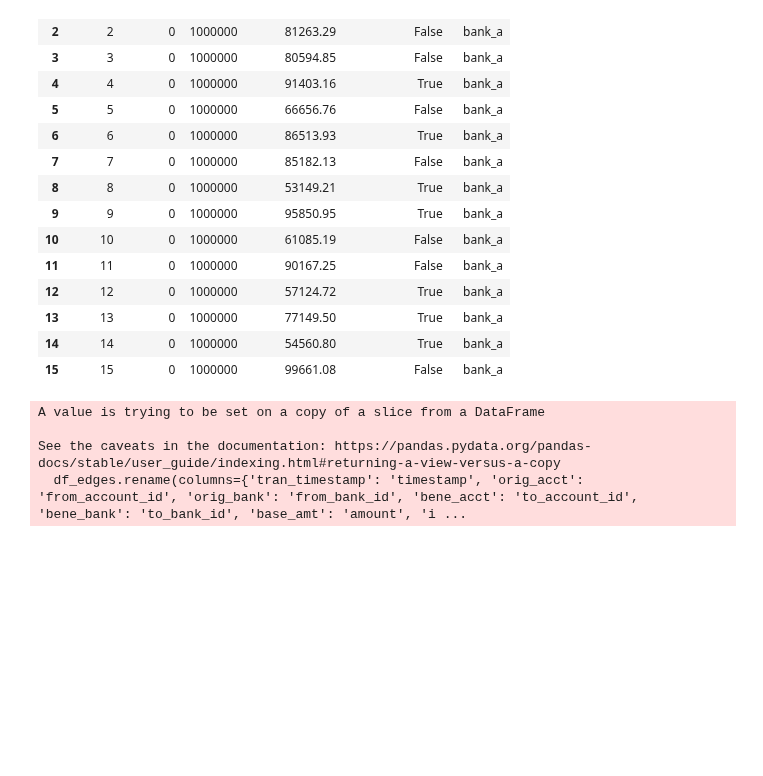
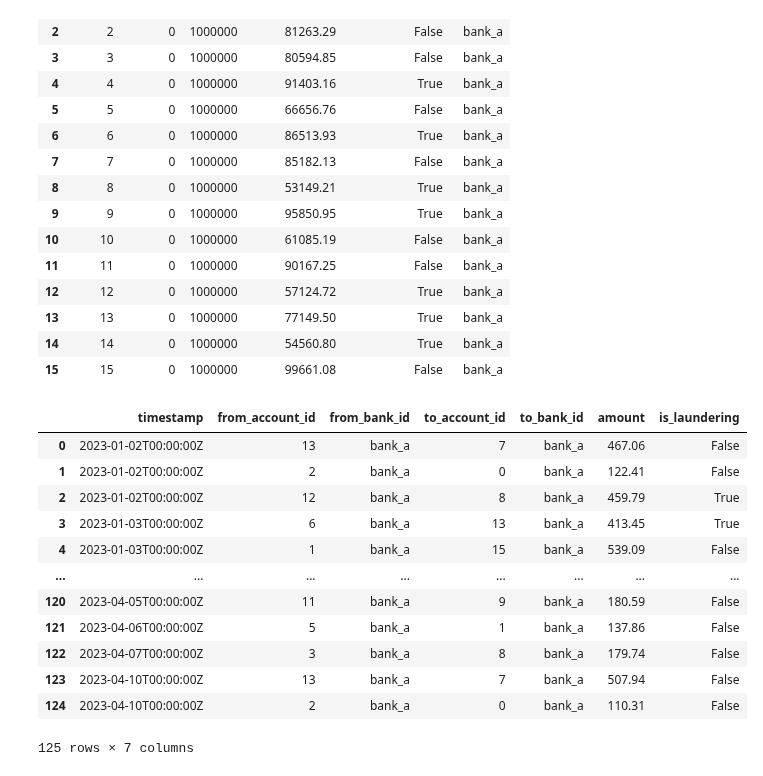
Before and after one commit to aidotse/flib, a Jupyter notebook: transaction-network-explorer/preprocess-v2.ipynb, the cells around one changed output. Saved outputs shown, nothing was run; the diff lists cells and outputs as text; code cells hidden in the pictures; blank space fills up the shorter version.

```diff
--- a/transaction-network-explorer/preprocess-v2.ipynb
+++ b/transaction-network-explorer/preprocess-v2.ipynb
@@ -154,12 +154,22 @@ df_nodes
 | 15 | 15 | 0 | 1000000 | 99661.08 | False | bank_a |
 # %%
 df_edges = df_edges[['tran_timestamp', 'orig_acct', 'orig_bank', 'bene_acct', 'bene_bank', 'base_amt', 'is_sar']]
-df_edges.rename(columns={'tran_timestamp': 'timestamp', 'orig_acct': 'from_account_id', 'orig_bank': 'from_bank_id', 'bene_acct': 'to_account_id', 'bene_bank': 'to_bank_id', 'base_amt': 'amount', 'is_sar': 'is_laundering'}, inplace=True)
+df_edges = df_edges.rename(columns={'tran_timestamp': 'timestamp', 'orig_acct': 'from_account_id', 'orig_bank': 'from_bank_id', 'bene_acct': 'to_account_id', 'bene_bank': 'to_bank_id', 'base_amt': 'amount', 'is_sar': 'is_laundering'})
+df_edges
 # %% [output]
+|  | timestamp | from_account_id | from_bank_id | to_account_id | to_bank_id | amount | is_laundering |
+| 0 | 2023-01-02T00:00:00Z | 13 | bank_a | 7 | bank_a | 467.06 | False |
+| 1 | 2023-01-02T00:00:00Z | 2 | bank_a | 0 | bank_a | 122.41 | False |
+| 2 | 2023-01-02T00:00:00Z | 12 | bank_a | 8 | bank_a | 459.79 | True |
+| 3 | 2023-01-03T00:00:00Z | 6 | bank_a | 13 | bank_a | 413.45 | True |
+| 4 | 2023-01-03T00:00:00Z | 1 | bank_a | 15 | bank_a | 539.09 | False |
+| ... | ... | ... | ... | ... | ... | ... | ... |
+| 120 | 2023-04-05T00:00:00Z | 11 | bank_a | 9 | bank_a | 180.59 | False |
+| 121 | 2023-04-06T00:00:00Z | 5 | bank_a | 1 | bank_a | 137.86 | False |
+| 122 | 2023-04-07T00:00:00Z | 3 | bank_a | 8 | bank_a | 179.74 | False |
+| 123 | 2023-04-10T00:00:00Z | 13 | bank_a | 7 | bank_a | 507.94 | False |
+| 124 | 2023-04-10T00:00:00Z | 2 | bank_a | 0 | bank_a | 110.31 | False |
-A value is trying to be set on a copy of a slice from a DataFrame
-
-See the caveats in the documentation: https://pandas.pydata.org/pandas-docs/stable/user_guide/indexing.html#returning-a-view-versus-a-copy
-  df_edges.rename(columns={'tran_timestamp': 'timestamp', 'orig_acct': 'from_account_id', 'orig_bank': 'from_bank_id', 'bene_acct': 'to_account_id', 'bene_bank': 'to_bank_id', 'base_amt': 'amount', 'i ...
+125 rows × 7 columns
 # %%
 df_edges, bank_map = convert_values_to_integers(df_edges, 'from_bank_id')
 df_edges, bank_map = convert_values_to_integers_using_map(df_edges, 'to_bank_id', bank_map)
```
Also changed, not shown: parts of 8 cells of this notebook.
